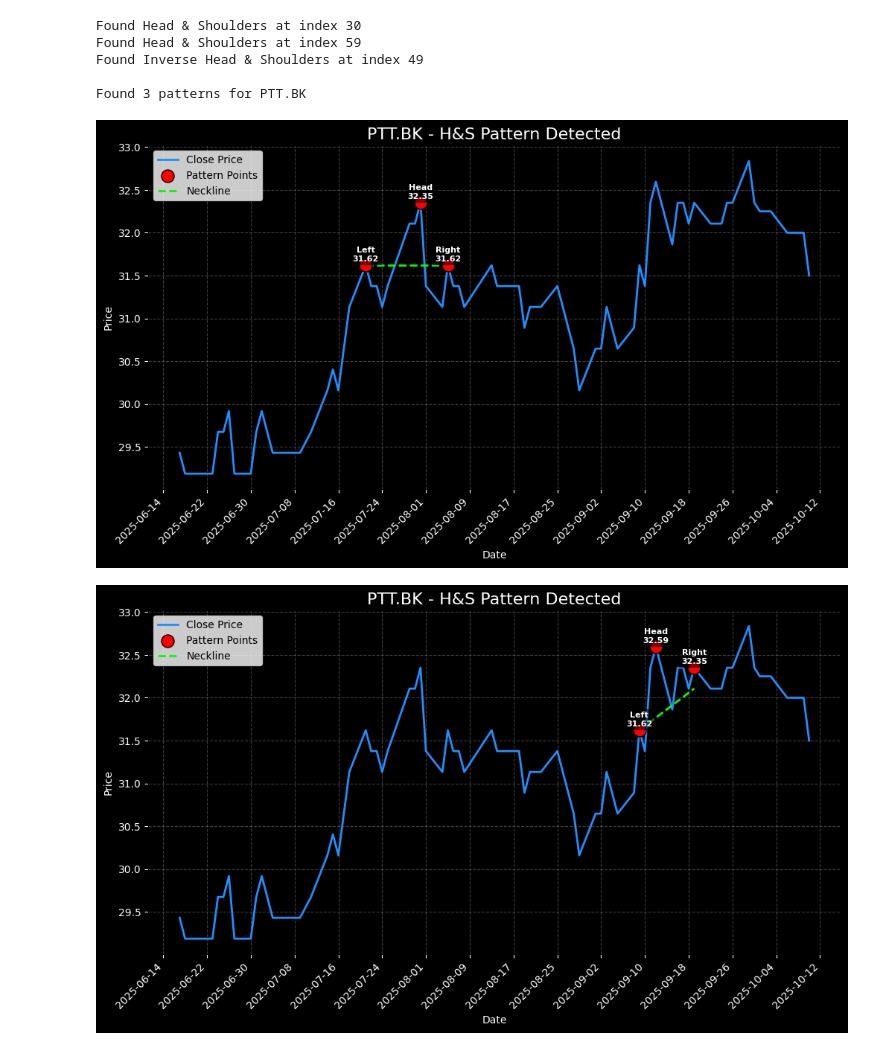
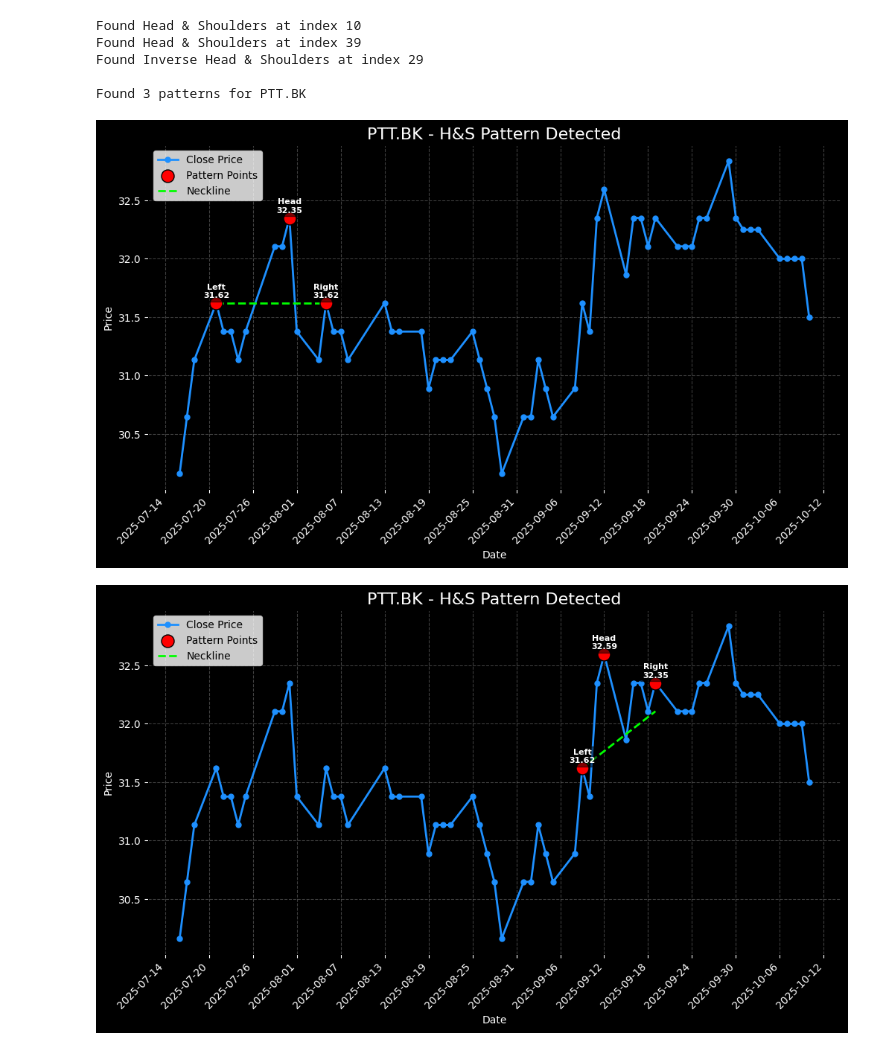
Before and after one commit to hilmanyusoh/Stock-market-chart-pattern-recognition-using-deep-learning, a Jupyter notebook: chartpattern/head_and_shoulder.ipynb, the cells around one changed output. Cells and saved outputs as stored; diff of their text form; code cells hidden in the pictures.

```diff
--- a/chartpattern/head_and_shoulder.ipynb
+++ b/chartpattern/head_and_shoulder.ipynb
@@ -90,11 +90,10 @@ def detect_head_shoulders(df, distance=5, tolerance=0.03, debug=False):
 
     return patterns
 
-# 4️⃣ ใช้งาน 50 วันล่าสุด
+# 4️⃣ ใช้งาน 50 วันล่าสุด (ส่วนนี้เหมือนเดิม)
 symbol = "PTT.BK"
-df = get_candlestick_data(symbol, days=80)
+df = get_candlestick_data(symbol, days=60)
 patterns = detect_head_shoulders(df, distance=3, tolerance=0.05, debug=True)
-
 
 print(f"\nFound {len(patterns)} patterns for {symbol}")
 
@@ -106,7 +105,13 @@ for p in patterns:
     plt.figure(figsize=(12,6))
 
     # วาดเส้นราคา
-    plt.plot(df.index, df['close'], color='dodgerblue', linewidth=2, label='Close Price')
+    # 🔴 แก้ไข: เพิ่ม marker='.' (จุดเล็ก) และ markersize=10 🔴
+    plt.plot(df.index, df['close'],
+             color='dodgerblue',
+             linewidth=2,
+             marker='.',
+             markersize=10,
+             label='Close Price')
 
     # จุด H&S หรือ IH&S
     points_idx = [p['left_idx'], p['head_idx'], p['right_idx']]
@@ -129,35 +134,35 @@ for p in patterns:
     plt.plot([df.index[left_idx], df.index[right_idx]],
              [neck_start, neck_end],
              color='lime', linewidth=2, linestyle='--', label='Neckline')
 
     # ปรับแกน X ให้แสดงวัน/เดือน
     plt.gca().xaxis.set_major_formatter(mdates.DateFormatter('%Y-%m-%d'))
     plt.gca().xaxis.set_major_locator(mdates.DayLocator(interval=max(1, len(df)//10)))
     plt.xticks(rotation=45, ha='right')
 
     # ทำให้ tick labels เป็นสีขาว
     plt.gca().tick_params(axis='x', colors='white')
     plt.gca().tick_params(axis='y', colors='white')
 
     # แกน Y แสดงราคาจริง
     plt.ylabel('Price', color='white')
 
     # ปรับ theme
     plt.title(f"{symbol} - {p['type']} Pattern Detected", fontsize=16, color='white')
     plt.xlabel('Date', color='white')
     plt.grid(True, color='gray', linestyle='--', alpha=0.5)
 
     # แบ็คกราวด์ dark
     plt.gca().set_facecolor('black')
     plt.gcf().patch.set_facecolor('black')
 
     plt.legend()
     plt.show()
 # %% [output]
-Found Head & Shoulders at index 30
-Found Head & Shoulders at index 59
-Found Inverse Head & Shoulders at index 49
+Found Head & Shoulders at index 10
+Found Head & Shoulders at index 39
+Found Inverse Head & Shoulders at index 29
 
 Found 3 patterns for PTT.BK
-[figure, old version]
+[figure, new version]
-[figure, old version]
+[figure, new version]
```
Also changed, not shown: parts of 1 cell of this notebook, 3 other files.
